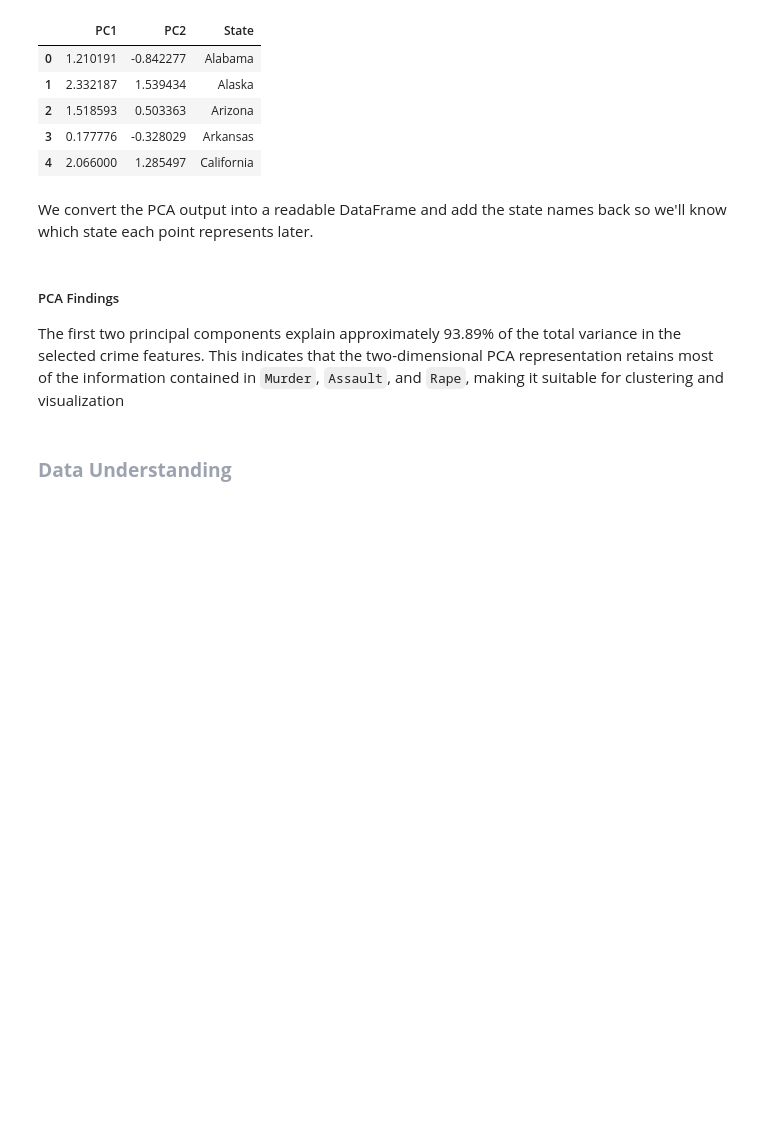
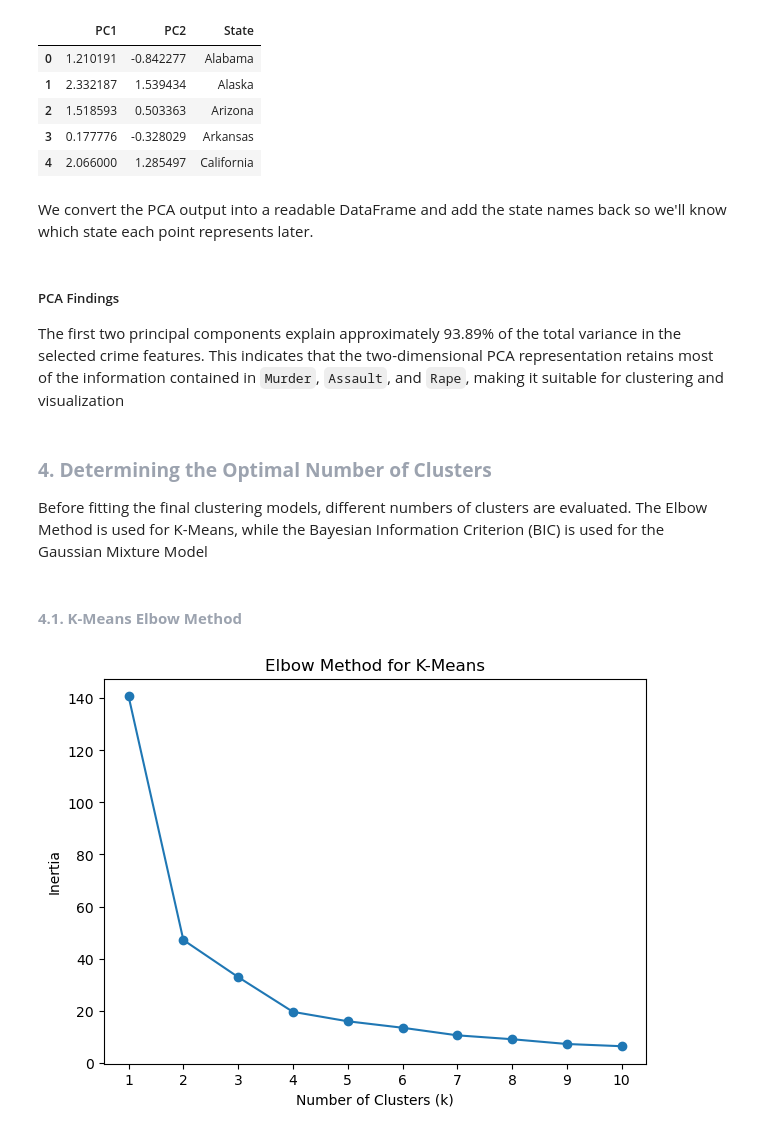
Before and after one commit to ngunjirikevin/datavine-analytics, a Jupyter notebook: notebooks/crime_clustering.ipynb, the cells around one changed output. Saved outputs shown, nothing was run; the diff lists cells and outputs as text; code cells hidden in the pictures; blank space fills up the shorter version.

Commit message:
feat: complete crime clustering with K-Means and GMM

```diff
--- a/notebooks/crime_clustering.ipynb
+++ b/notebooks/crime_clustering.ipynb
@@ -173,5 +173,42 @@ We convert the PCA output into a readable DataFrame and add the state names back
 The first two principal components explain approximately 93.89% of the total variance in the selected crime features. This indicates that the two-dimensional PCA representation retains most of the information contained in `Murder`, `Assault`, and `Rape`, making it suitable for clustering and visualization
 # %% [markdown]
 <h3 style= "color: #9CA3AF; text-align: left; font-weight: bold;">
-Data Understanding
+4. Determining the Optimal Number of Clusters
 </h3>
+
+Before fitting the final clustering models, different numbers of clusters are evaluated. The Elbow Method is used for K-Means, while the Bayesian Information Criterion (BIC) is used for the Gaussian Mixture Model
+# %% [markdown]
+<h4 style= "color: #9CA3AF; text-align: left; font-weight: bold;">
+4.1. K-Means Elbow Method
+</h4>
+# %%
+from sklearn.cluster import KMeans
+
+inertias = []
+k_values = range(1, 11)
+
+# we train the kmeans repeatedly and for each model we record inertia, to measure how tightly observations
+# are grouped around their cluster centers
+
+for k in k_values:
+    kmeans = KMeans(
+        n_clusters=k,
+        random_state=42,
+        n_init=10
+    )
+
+    kmeans.fit(X_pca)
+    inertias.append(kmeans.inertia_)
+# %%
+# visualization
+plt.figure(figsize=(7, 5))
+
+plt.plot(k_values, inertias, marker="o")
+
+plt.xlabel("Number of Clusters (k)")
+plt.ylabel("Inertia")
+plt.title("Elbow Method for K-Means")
+plt.xticks(k_values)
+plt.show()
+# %% [output]
+[figure, added]
```
Also changed, not shown: parts of 17 cells of this notebook.
